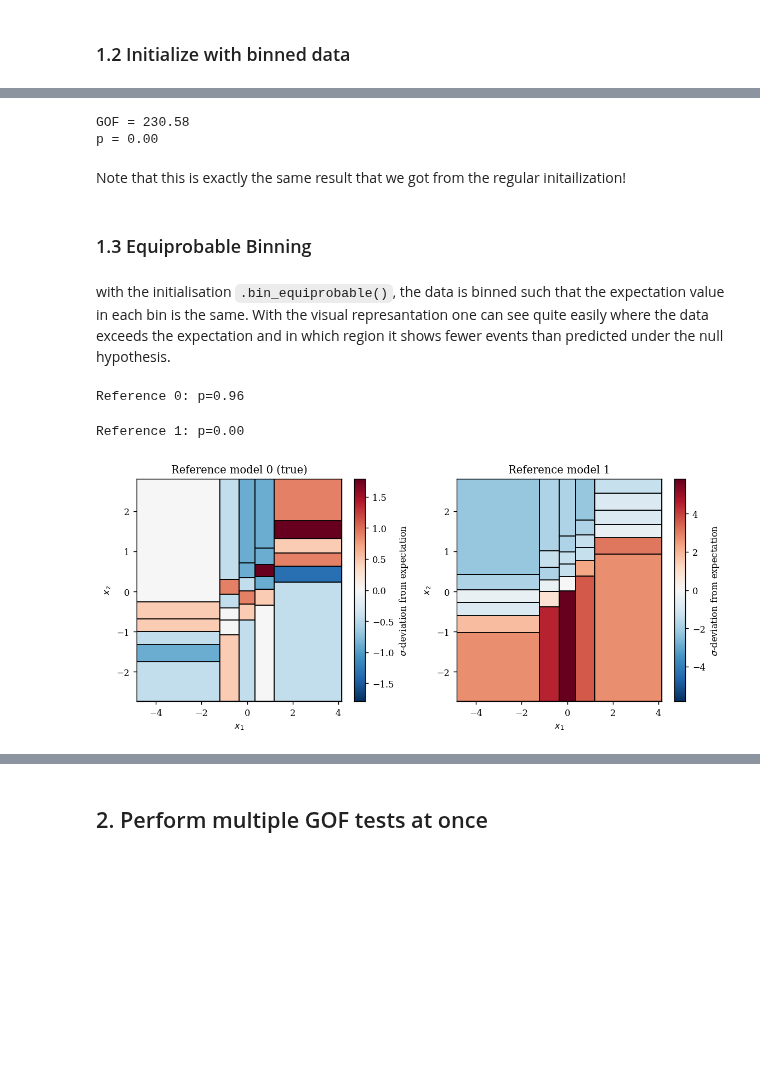
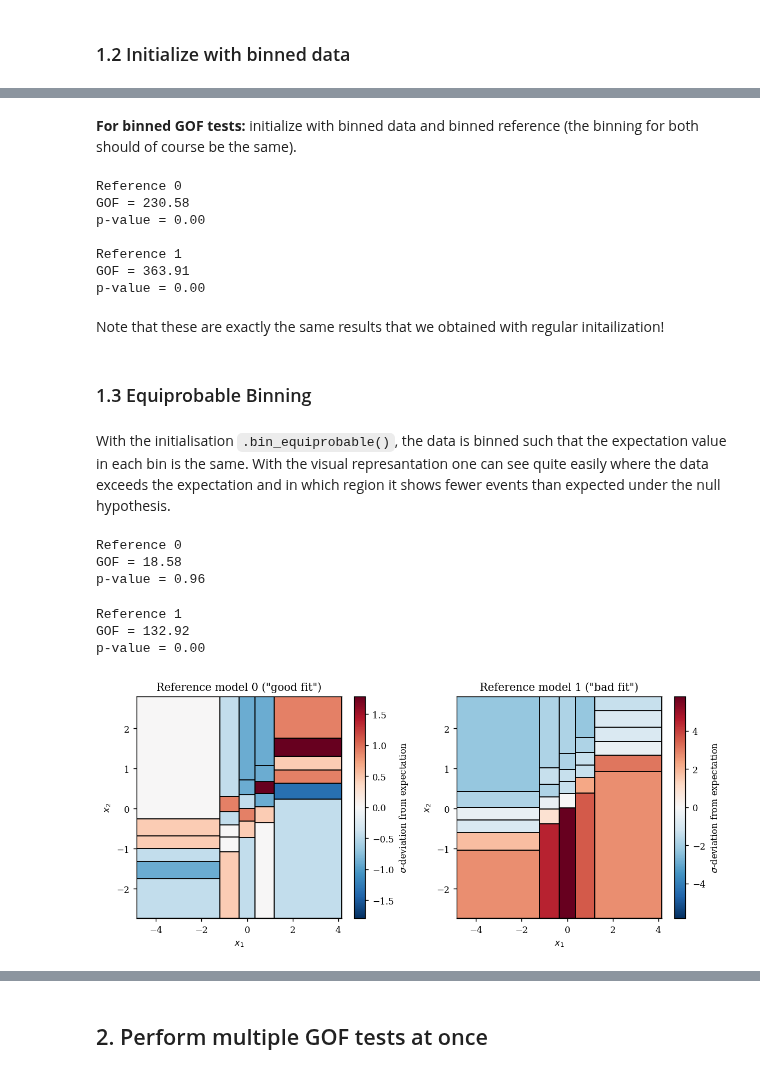
Before and after one commit to XENONnT/GOFevaluation, a Jupyter notebook: gofevaluation_tutorial.ipynb, the cells around one changed output, grey strips where cells are left out. Saved outputs shown, nothing was run; the diff lists cells and outputs as text; code cells hidden in the pictures; blank space fills up the shorter version.

```diff
--- a/gofevaluation_tutorial.ipynb
+++ b/gofevaluation_tutorial.ipynb
@@ -152,56 +155,62 @@ For binned GOF tests, if the data is already inbinned format:
+# %% [markdown]
+**For binned GOF tests:** initialize with binned data and binned reference (the binning for both should of course be the same).
 # %%
-gof_object = ge.BinnedPoissonChi2GOF.from_binned(binned_data=binned_data,
-                                                 binned_reference=expectations_0)
-gof = gof_object.get_gof()
-pval = gof_object.get_pvalue()
-print(f'GOF = {gof:.2f}')
-print(f'p = {pval:.2f}')
+for i, expectations in enumerate([expectations_0, expectations_1]):
+    gof_object = ge.BinnedPoissonChi2GOF.from_binned(binned_data=binned_data,
+                                                     binned_reference=expectations)
+    gof_object.get_pvalue()
+    print(f'\033[1mReference {i}\033[0m')
+    print(f'GOF = {gof_object.gof:.2f}')
+    print(f'p-value = {gof_object.pvalue:.2f}\n')
 # %% [output]
+Reference 0
 GOF = 230.58
-p = 0.00
+p-value = 0.00
+
+Reference 1
+GOF = 363.91
+p-value = 0.00
 # %% [markdown]
-Note that this is exactly the same result that we got from the regular initailization!
+Note that these are exactly the same results that we obtained with regular initailization!
 # %% [markdown]
 ### 1.3 Equiprobable Binning
 # %% [markdown]
-with the initialisation `.bin_equiprobable()`, the data is binned such that the expectation value in each bin is the same. With the visual represantation one can see quite easily where the data exceeds the expectation and in which region it shows fewer events than predicted under the null hypothesis.
+With the initialisation `.bin_equiprobable()`, the data is binned such that the expectation value in each bin is the same. With the visual represantation one can see quite easily where the data exceeds the expectation and in which region it shows fewer events than expected under the null hypothesis.
 # %%
 fig, axes = plt.subplots(1, 2, figsize=(9, 4))
 
 # define eqpb parameters
 order = [0, 1]  # [0, 1] means that first dimension 0 is binned, then dimension 1
 n_partitions = [5, 6]  # 5 partitions in dim. 0 and 6 partitions in dim. 1
 
 # perform GOF tests
-gof_object = ge.BinnedPoissonChi2GOF.bin_equiprobable(data_sample=data_sample,
-                                                      reference_sample=reference_sample_0,
-                                                      nevents_expected=n_expectations,
-                                                      n_partitions=n_partitions,
-                                                      order=order,
-                                                      plot=True,
-                                                      ax=axes[0]
-                                                     )
-pvalue_0 = gof_object.get_pvalue()
-print(f'Reference 0: p={pvalue_0:.2f}')
+for i, reference_sample in enumerate([reference_sample_0, reference_sample_1]):
+    gof_object = ge.BinnedPoissonChi2GOF.bin_equiprobable(data_sample=data_sample,
+                                                          reference_sample=reference_sample,
+                                                          nevents_expected=n_expectations,
+                                                          n_partitions=n_partitions,
+                                                          order=order,
+                                                          plot=True,
+                                                          ax=axes[i]
+                                                         )
 
-gof_object = ge.BinnedPoissonChi2GOF.bin_equiprobable(data_sample=data_sample,
-                                                      reference_sample=reference_sample_1,
-                                                      nevents_expected=n_expectations,
-                                                      n_partitions=n_partitions,
-                                                      order=order,
-                                                      plot=True,
-                                                      ax=axes[1]
-                                                     )
-pvalue_1 = gof_object.get_pvalue()
-print(f'Reference 1: p={pvalue_1:.2f}')
-axes[0].set_title('Reference model 0 (true)')
-axes[1].set_title('Reference model 1')
+    gof_object.get_pvalue()
+    print(f'\033[1mReference {i}\033[0m')
+    print(f'GOF = {gof_object.gof:.2f}')
+    print(f'p-value = {gof_object.pvalue:.2f}\n')
+
+axes[0].set_title('Reference model 0 ("good fit")')
+axes[1].set_title('Reference model 1 ("bad fit")')
 
 for ax in axes:
     ax.set_xlabel('$x_1$')
     ax.set_ylabel('$x_2$')
 plt.tight_layout()
 # %% [output]
-Reference 0: p=0.96
+Reference 0
+GOF = 18.58
+p-value = 0.96
-Reference 1: p=0.00
+Reference 1
+GOF = 132.92
+p-value = 0.00
-[figure, old version]
+[figure, new version]
```
Also changed, not shown: parts of 15 cells of this notebook.
